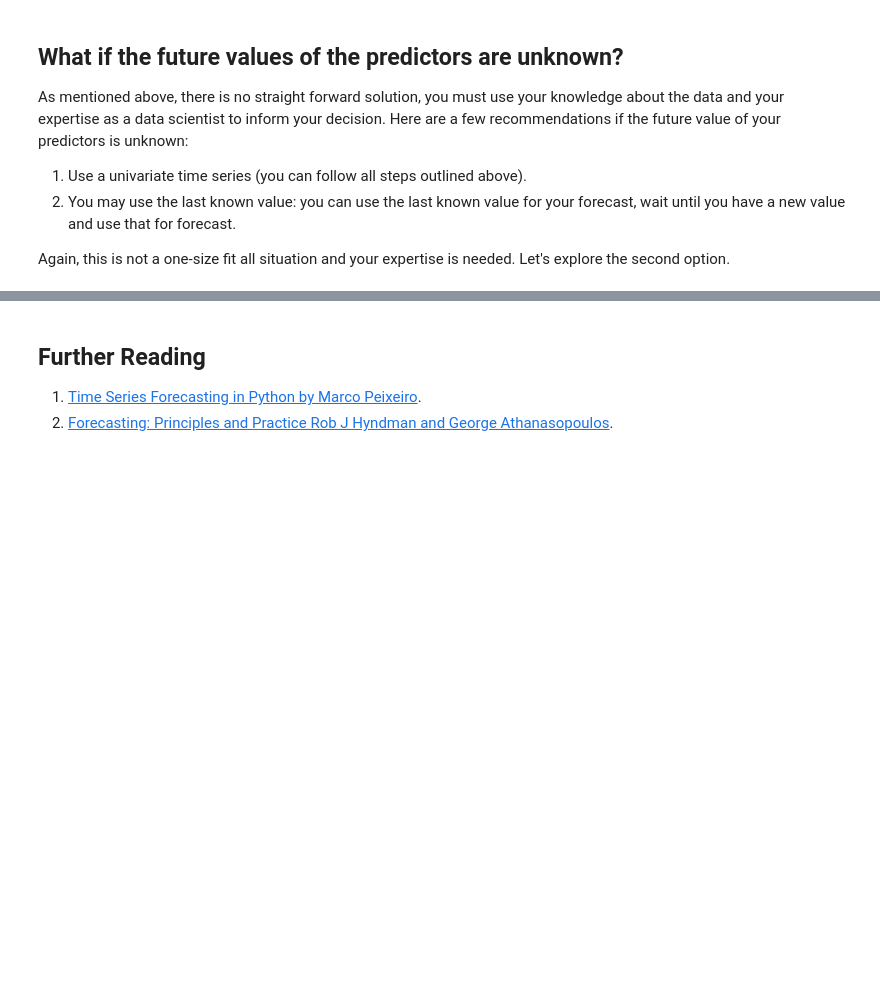
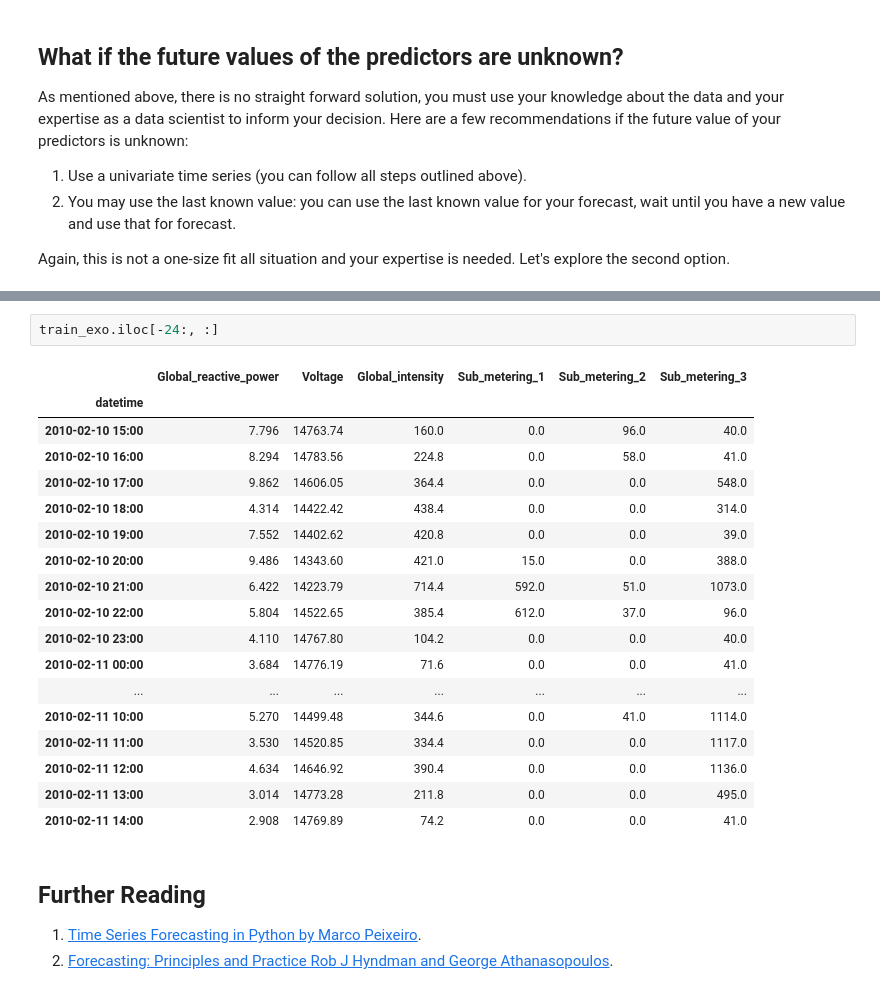
Before and after one commit to Ibrahim-Ola/time-series-python, a Jupyter notebook: SARIMA.ipynb, the cells around one changed output, grey strips where cells are left out. Cells and saved outputs as stored; diff of their text form; blank space fills up the shorter version.

```diff
--- a/SARIMA.ipynb
+++ b/SARIMA.ipynb
@@ -478,3 +583,24 @@ Again, this is not a one-size fit all situation and your expertise is needed. Le
+# %%
+train_exo.iloc[-24:, :]
+# %% [output]
+|  | Global_reactive_power | Voltage | Global_intensity | Sub_metering_1 | Sub_metering_2 | Sub_metering_3 |
+| datetime |  |  |  |  |  |  |
+| 2010-02-10 15:00 | 7.796 | 14763.74 | 160.0 | 0.0 | 96.0 | 40.0 |
+| 2010-02-10 16:00 | 8.294 | 14783.56 | 224.8 | 0.0 | 58.0 | 41.0 |
+| 2010-02-10 17:00 | 9.862 | 14606.05 | 364.4 | 0.0 | 0.0 | 548.0 |
+| 2010-02-10 18:00 | 4.314 | 14422.42 | 438.4 | 0.0 | 0.0 | 314.0 |
+| 2010-02-10 19:00 | 7.552 | 14402.62 | 420.8 | 0.0 | 0.0 | 39.0 |
+| 2010-02-10 20:00 | 9.486 | 14343.60 | 421.0 | 15.0 | 0.0 | 388.0 |
+| 2010-02-10 21:00 | 6.422 | 14223.79 | 714.4 | 592.0 | 51.0 | 1073.0 |
+| 2010-02-10 22:00 | 5.804 | 14522.65 | 385.4 | 612.0 | 37.0 | 96.0 |
+| 2010-02-10 23:00 | 4.110 | 14767.80 | 104.2 | 0.0 | 0.0 | 40.0 |
+| 2010-02-11 00:00 | 3.684 | 14776.19 | 71.6 | 0.0 | 0.0 | 41.0 |
+| ... | ... | ... | ... | ... | ... | ... |
+| 2010-02-11 10:00 | 5.270 | 14499.48 | 344.6 | 0.0 | 41.0 | 1114.0 |
+| 2010-02-11 11:00 | 3.530 | 14520.85 | 334.4 | 0.0 | 0.0 | 1117.0 |
+| 2010-02-11 12:00 | 4.634 | 14646.92 | 390.4 | 0.0 | 0.0 | 1136.0 |
+| 2010-02-11 13:00 | 3.014 | 14773.28 | 211.8 | 0.0 | 0.0 | 495.0 |
+| 2010-02-11 14:00 | 2.908 | 14769.89 | 74.2 | 0.0 | 0.0 | 41.0 |
 # %% [markdown]
 ## Further Reading
 
```
Also changed, not shown: parts of 7 cells of this notebook.
